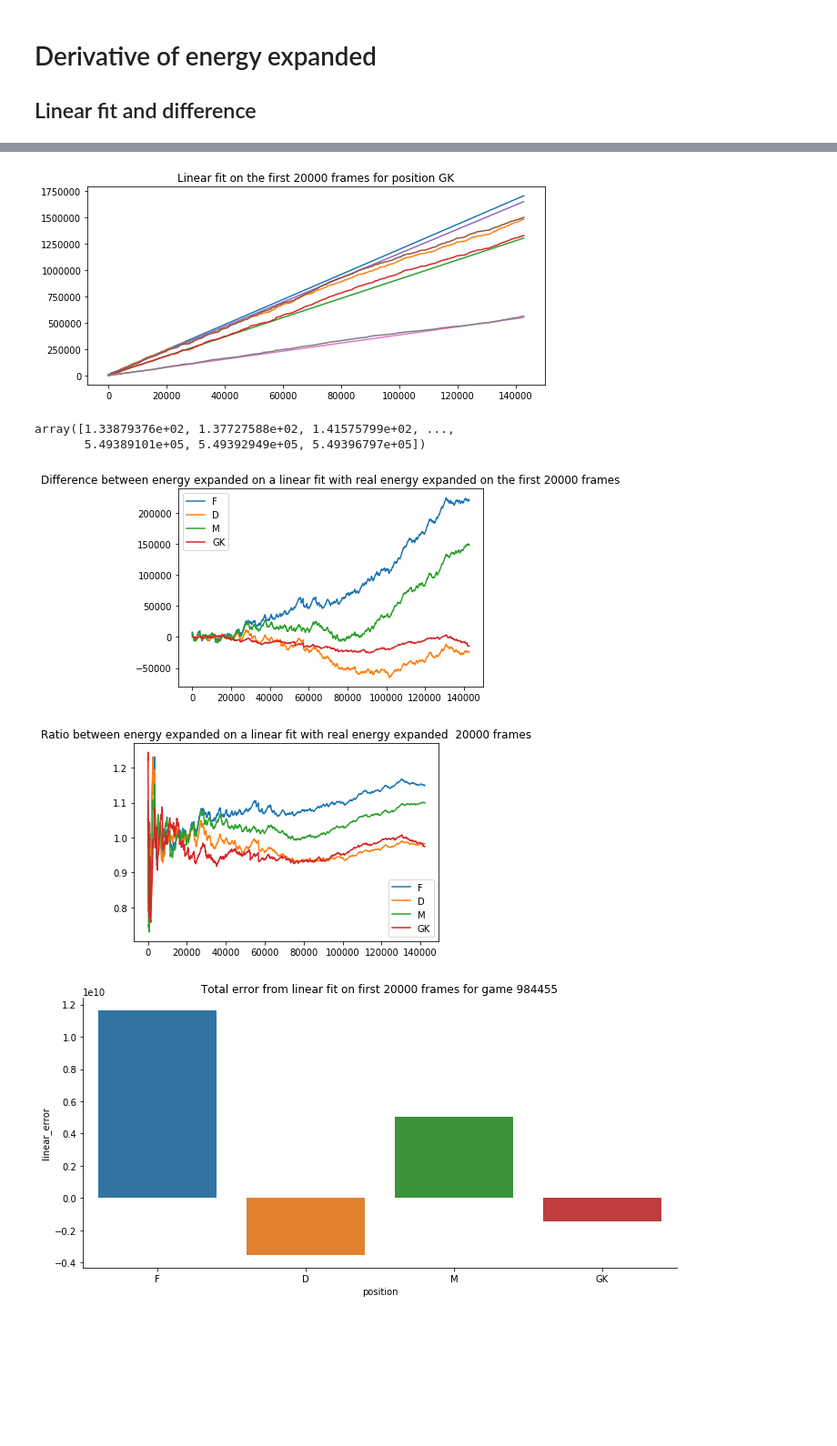
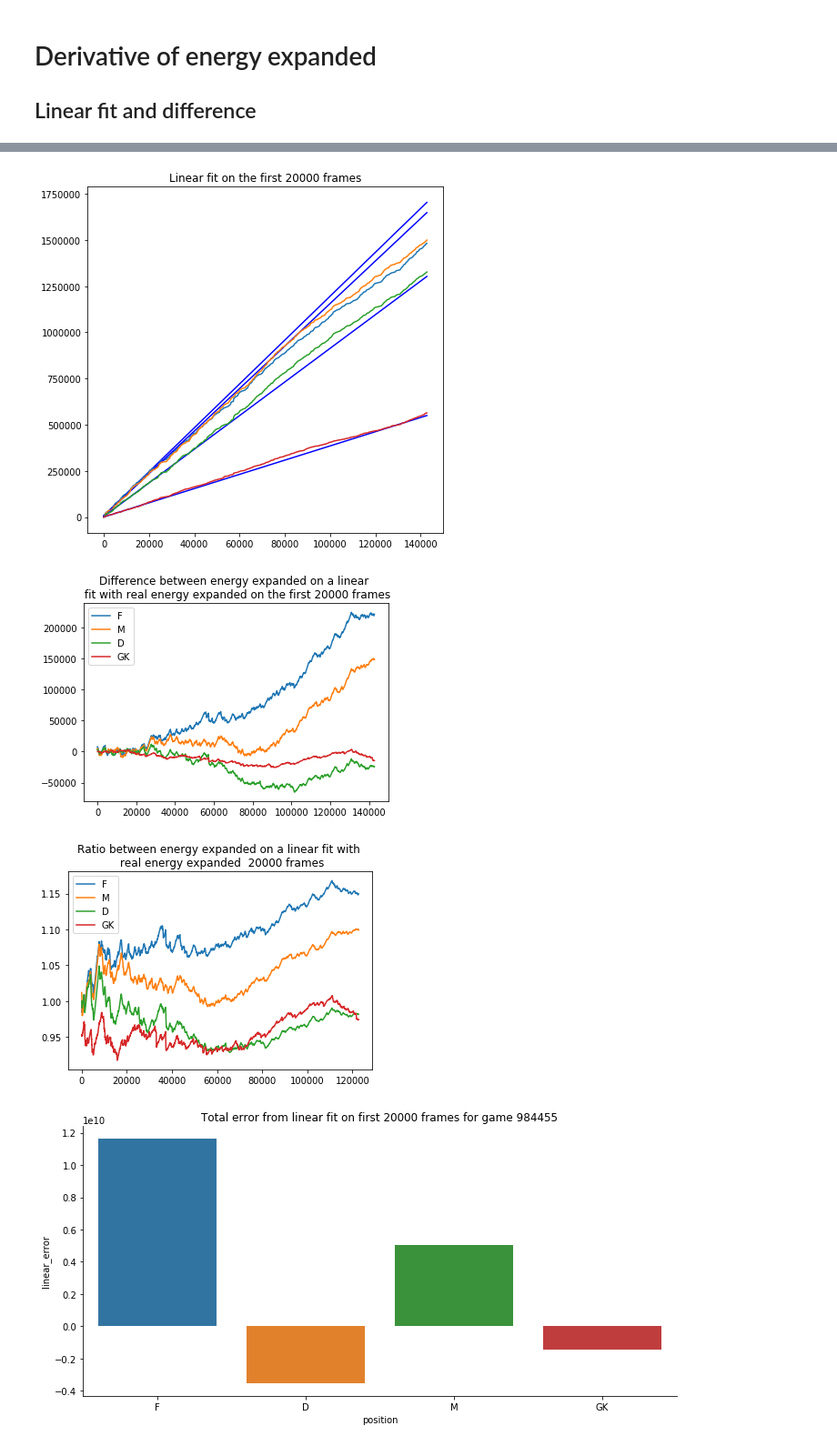
Before and after one commit to Jbalkan/SoccerTrackingData3, a Jupyter notebook: 3_Aalborg.ipynb, the cells around one changed output, grey strips where cells are left out. Shown at 91% size. Cells and saved outputs as stored; diff of their text form; code cells hidden in the pictures; blank space fills up the shorter version.

```diff
--- a/3_Aalborg.ipynb
+++ b/3_Aalborg.ipynb
@@ -216,6 +189,14 @@ EX_all = np.array(metric_values)
 <Tracab.tracab_player object at 0x...> 0 4
 <Tracab.tracab_player object at 0x...> 0 9
 <Tracab.tracab_player object at 0x...> 0 5
+# %%
+build_df = []
+n = len(EX_all[0][4])
+for team, num, pos_detail, pos, vals_x in EX_all:
+    build_df.append(np.append(np.array([team, num, pos_detail, pos]), vals_x))
+
+# as a dataframe
+EX_df = pd.DataFrame(build_df, columns=['team', 'num', 'pos_detail', 'pos'] + list(range(n)))
 # %%
 # all cumulative
 cumul_EX_per_pos = [(x[:3], np.cumsum(x[4])) for x in metric_values]
@@ -245,0 +250,14 @@ plt.show()
+# %%
+# get all values
+distance_values = []
+for row in players_full_game.to_dict(orient='records'):
+    player = row['obj']
+    val_array = np.sum(fatigue.get_distance_btw_frames(player))
+    distance_values.append([row['Team'], row['jersey_num'], row['start_pos'], row['start_pos_super'], val_array])
+
+distance_all = np.array(distance_values)
+# %%
+mean_dist_per_pos = []
+for position in ['F', 'M', 'D', 'GK']:
+    total_dist_for_pos = [(pos, float(vals)) for (team, num, _, pos, vals) in distance_all if pos == position]
+    mean_dist_per_pos.append((position, np.mean([x for _, x in total_dist_for_pos])))
@@ -273,7 +305,7 @@ array([1, 27, 'FW', 'F',
        2.40943142])], dtype=object)
 # %%
 mean_E_per_pos = []
-for position in ['F', 'D', 'M', 'GK']:
+for position in ['F', 'M', 'D', 'GK']:
     mean_for_pos = np.array([(row[3], row[4]) for row in EX_all if row[3] == position])
     mean_pos = np.mean([player[1] for player in mean_for_pos], axis=0)
     mean_E_per_pos.append([position, np.cumsum(mean_pos)])
@@ -306,46 +338,43 @@ mean_E_per_pos
 # %%
 first_k = 20000
 linear = {'ratio': [], 'error': []}
-ax = plt.subplots(figsize=(9, 4))
+ax = plt.subplots(figsize=(7, 7))
 for pos, series in mean_E_per_pos:
     series_small = series[:first_k]
     xs_small, xs = np.array(range(len(series_small))), np.array(range(len(series)))
     slope, intercept = np.polyfit(xs_small, series_small, 1)
 
     # error
     linear_extended = xs*slope + intercept
     linear['error'].append((pos, linear_extended - series))
     linear['ratio'].append((pos, np.divide(linear_extended, series)))
     a = np.divide(linear_extended, series)
 
     # plot
 
-    plt.plot(xs, linear_extended)
+    plt.plot(xs, linear_extended, 'b')
     plt.plot(series)
-plt.title('Linear fit on the first {} frames for position {}'.format(first_k, pos))
+
+
+plt.title('Linear fit on the first {} frames'.format(first_k))
 plt.show()
 # %% [output]
-[figure, old version]
+[figure, new version]
-# %%
-linear_extended
-# %% [output]
-array([1.33879376e+02, 1.37727588e+02, 1.41575799e+02, ...,
-       5.49389101e+05, 5.49392949e+05, 5.49396797e+05])
 # %%
 for pos, error in linear['error']:
     plt.plot(error, label=pos)
-plt.title('Difference between energy expanded on a linear fit with real energy expanded on the first 20000 frames')
+plt.title('Difference between energy expanded on a linear \n fit with real energy expanded on the first 20000 frames')
 plt.legend()
 plt.show()
 
 for pos, error in linear['ratio']:
-    plt.plot(error[500:], label=pos)
-plt.title('Ratio between energy expanded on a linear fit with real energy expanded  20000 frames')
+    plt.plot(error[20000:], label=pos)
+plt.title('Ratio between energy expanded on a linear fit with \n real energy expanded  20000 frames')
 plt.legend()
 plt.show()
 # %% [output]
-[figure, old version]
+[figure, new version]
-[figure, old version]
+[figure, new version]
 # %%
 data_linear_error = pd.DataFrame([(pos, sum(errors)) for (pos, errors) in errors_linear], columns=['position', 'linear_error'])
 sns.catplot(x='position', y='linear_error', data=data_linear_error,
```
Also changed, not shown: parts of 28 cells of this notebook, 3 other files.
